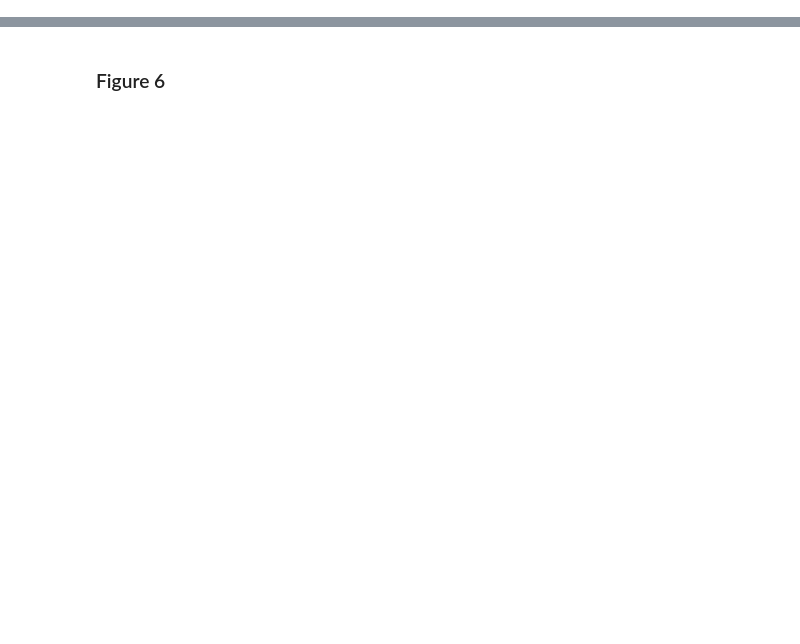
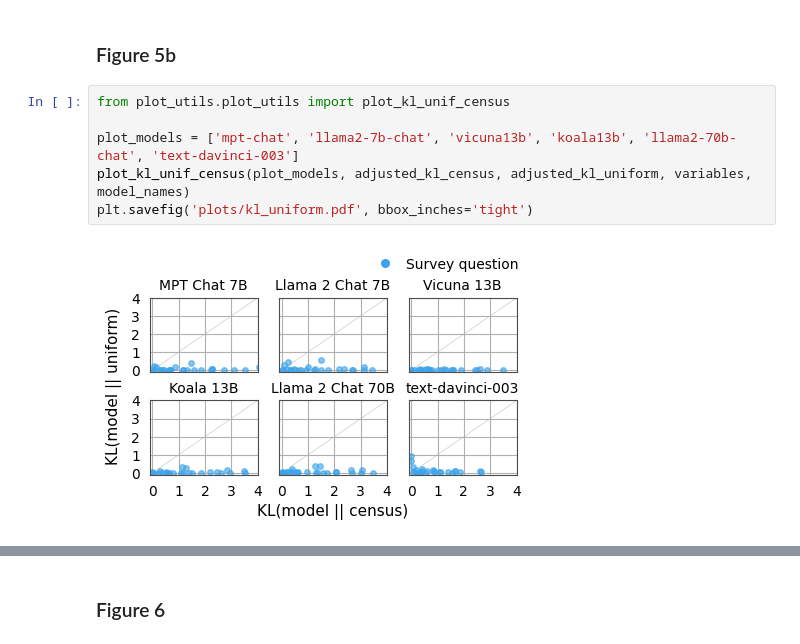
Before and after one commit to socialfoundations/surveying-language-models, a Jupyter notebook: figures.ipynb, the cells around one changed output, grey strips where cells are left out. Saved outputs shown, nothing was run; the diff lists cells and outputs as text; blank space fills up the shorter version.

```diff
--- a/figures.ipynb
+++ b/figures.ipynb
@@ -651,0 +101,10 @@ plt.savefig('plots/adjusted_kl_cens_unif.pdf', bbox_inches='tight')
+# %% [markdown]
+### Figure 5b
+# %%
+from plot_utils.plot_utils import plot_kl_unif_census
+
+plot_models = ['mpt-chat', 'llama2-7b-chat', 'vicuna13b', 'koala13b', 'llama2-70b-chat', 'text-davinci-003']
+plot_kl_unif_census(plot_models, adjusted_kl_census, adjusted_kl_uniform, variables, model_names)
+plt.savefig('plots/kl_uniform.pdf', bbox_inches='tight')
+# %% [output]
+[figure, added]
```
Also changed, not shown: parts of 136 cells of this notebook, 31 other files.
